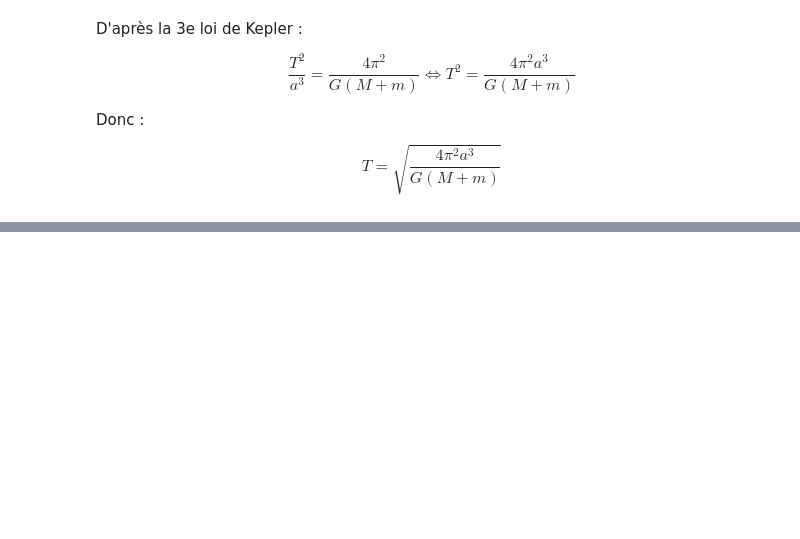
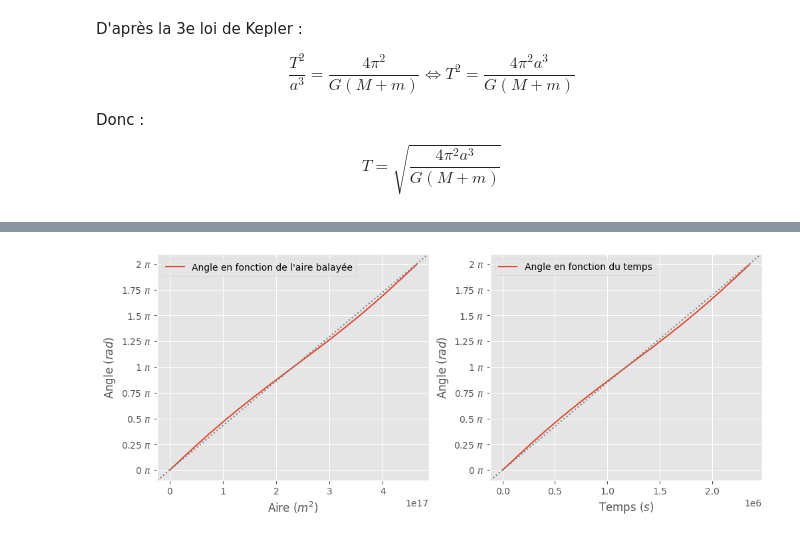
Before and after one commit to Natouche68/notebooks, a Jupyter notebook: kepler-moon.ipynb, the cells around one changed output, grey strips where cells are left out. Saved outputs shown, nothing was run; the diff lists cells and outputs as text; code cells hidden in the pictures; blank space fills up the shorter version.

```diff
--- a/kepler-moon.ipynb
+++ b/kepler-moon.ipynb
@@ -227,0 +300,5 @@ plt.show()
+# %%
+time_L, time_L_of_angle, angle_L_of_time = get_angle_of_time(T_L, A_balayee_LS_total, angle_linear)
+plot_reciprocal_area(angle_linear, A_balayee_LS_total, time_L_of_angle)
+# %% [output]
+[figure, added]
```
Also changed, not shown: parts of 27 cells of this notebook.
